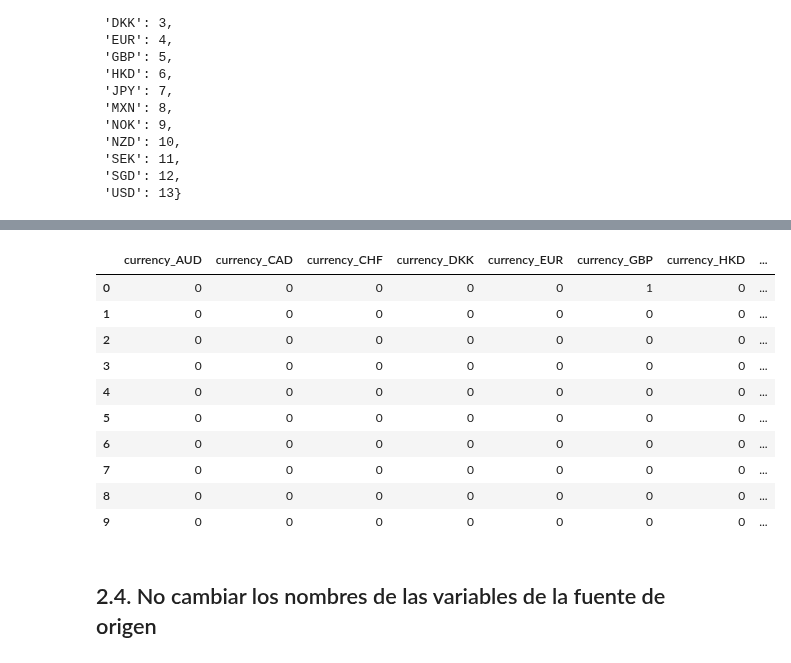
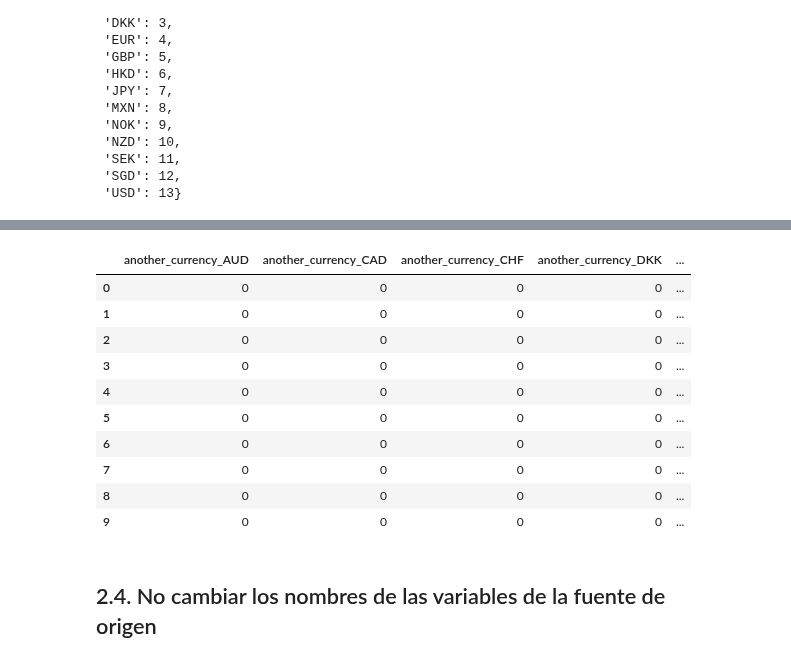
Before and after one commit to kevinsen/diplodatos-ayv-1, a Jupyter notebook: curacion/notebooks/Limpieza.ipynb, the cells around one changed output, grey strips where cells are left out. Drawn from its saved outputs; the diff is of its cells as text; code cells hidden in the pictures.

Commit message:
Ejercicio 4 corregido y ejercicio 6 agregado
Se corrigió el ejercicio 4, agregando un nuevo campo currency, para evitar el problema de que el paso 1 pisaba el contenido de esa columna.

```diff
--- a/curacion/notebooks/Limpieza.ipynb
+++ b/curacion/notebooks/Limpieza.ipynb
@@ -1003,3 +1017,8 @@ array(['GBP', 'USD', 'CAD', 'AUD', 'NOK', 'EUR', 'MXN', 'SEK', 'NZD',
        'CHF', 'DKK', 'HKD', 'SGD', 'JPY'], dtype=object)
 # %% [markdown]
 Codificamos primero con LabelEncoding (es decir, cada categoría se mapea con un nro)
+# %%
+# primero, creamos una nueva columna (another_currency) para poder trabajar sobre ella la segunda parte del ejercicio
+
+kickstarter_2018['another_currency'] = kickstarter_2018['currency']
+kickstarter_2018[['another_currency','currency']].head()
@@ -1045,28 +1071,27 @@ kickstarter_2018.head()
 # %%
-# volvemos a leer el dataset pq habiamos pisado currency
-# mejor no, porque al pisar deberiamos volver a cambiar el campo usd pledged por usd_pledged
-#kickstarter_2018 = pd.read_csv(BASE_DIR + "/input/kickstarter-projects/ks-projects-201801.csv")
+
 
 from sklearn.preprocessing import LabelBinarizer
-other_column = 'currency'
+other_column = 'another_currency'
 
 lb = LabelBinarizer()
 
 lb_results = lb.fit_transform(kickstarter_2018[other_column])
-lb_results
+# pd.Series(lb.classes_) es una serie que cantiene las etiquetas de cada categoria (canceled, failed, live, etc..)
+
 pd.DataFrame(lb_results, columns=((other_column + '_') + pd.Series(lb.classes_))).head(10)
 # %% [output]
-|  | currency_AUD | currency_CAD | currency_CHF | currency_DKK | currency_EUR | currency_GBP | currency_HKD | ... |
-| 0 | 0 | 0 | 0 | 0 | 0 | 1 | 0 | ... |
-| 1 | 0 | 0 | 0 | 0 | 0 | 0 | 0 | ... |
-| 2 | 0 | 0 | 0 | 0 | 0 | 0 | 0 | ... |
-| 3 | 0 | 0 | 0 | 0 | 0 | 0 | 0 | ... |
-| 4 | 0 | 0 | 0 | 0 | 0 | 0 | 0 | ... |
-| 5 | 0 | 0 | 0 | 0 | 0 | 0 | 0 | ... |
-| 6 | 0 | 0 | 0 | 0 | 0 | 0 | 0 | ... |
-| 7 | 0 | 0 | 0 | 0 | 0 | 0 | 0 | ... |
-| 8 | 0 | 0 | 0 | 0 | 0 | 0 | 0 | ... |
-| 9 | 0 | 0 | 0 | 0 | 0 | 0 | 0 | ... |
+|  | another_currency_AUD | another_currency_CAD | another_currency_CHF | another_currency_DKK | ... |
+| 0 | 0 | 0 | 0 | 0 | ... |
+| 1 | 0 | 0 | 0 | 0 | ... |
+| 2 | 0 | 0 | 0 | 0 | ... |
+| 3 | 0 | 0 | 0 | 0 | ... |
+| 4 | 0 | 0 | 0 | 0 | ... |
+| 5 | 0 | 0 | 0 | 0 | ... |
+| 6 | 0 | 0 | 0 | 0 | ... |
+| 7 | 0 | 0 | 0 | 0 | ... |
+| 8 | 0 | 0 | 0 | 0 | ... |
+| 9 | 0 | 0 | 0 | 0 | ... |
 # %% [markdown]
 ## 2.4. No cambiar los nombres de las variables de la fuente de origen
 # %% [markdown]
```
Also changed, not shown: parts of 23 cells of this notebook.
